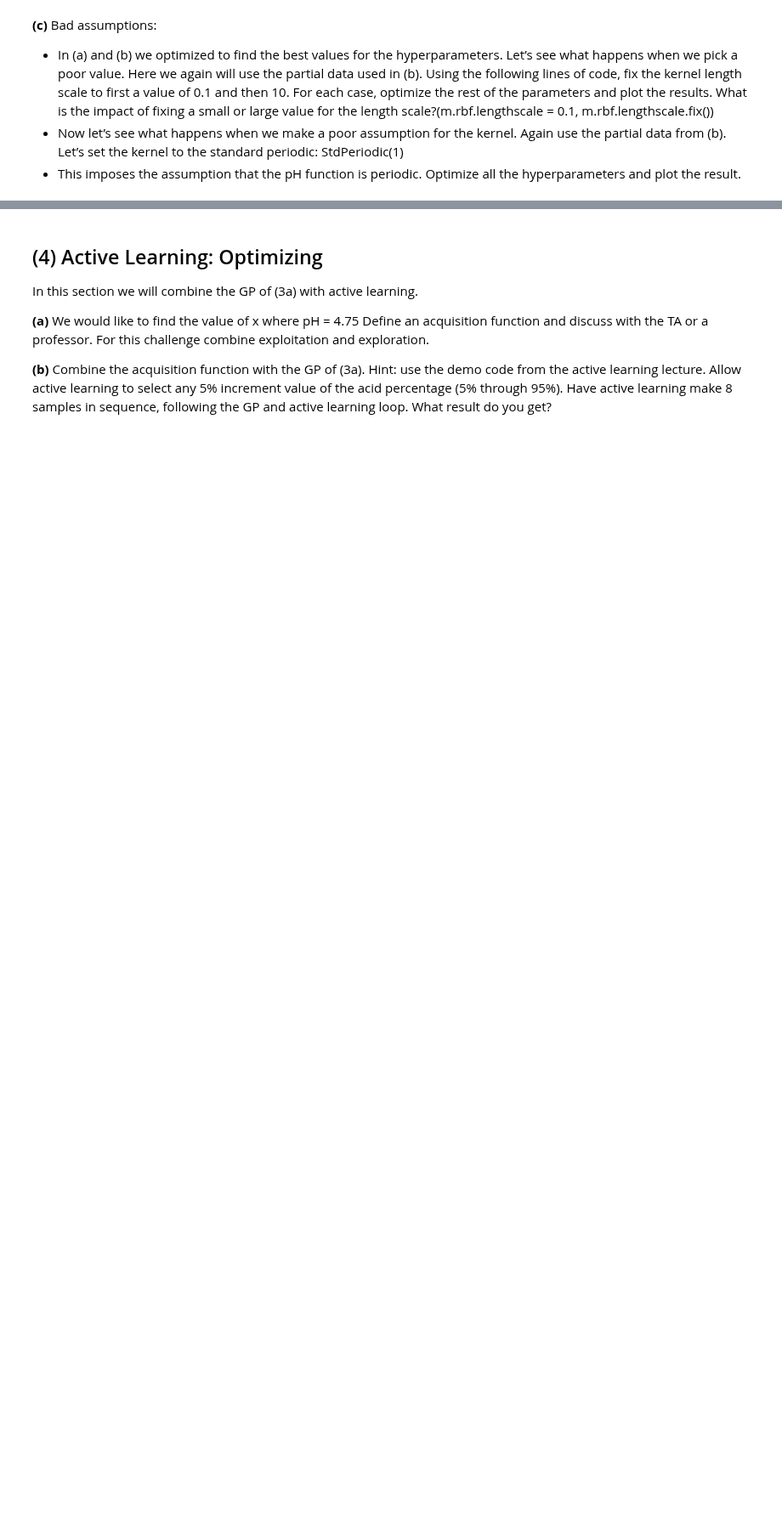
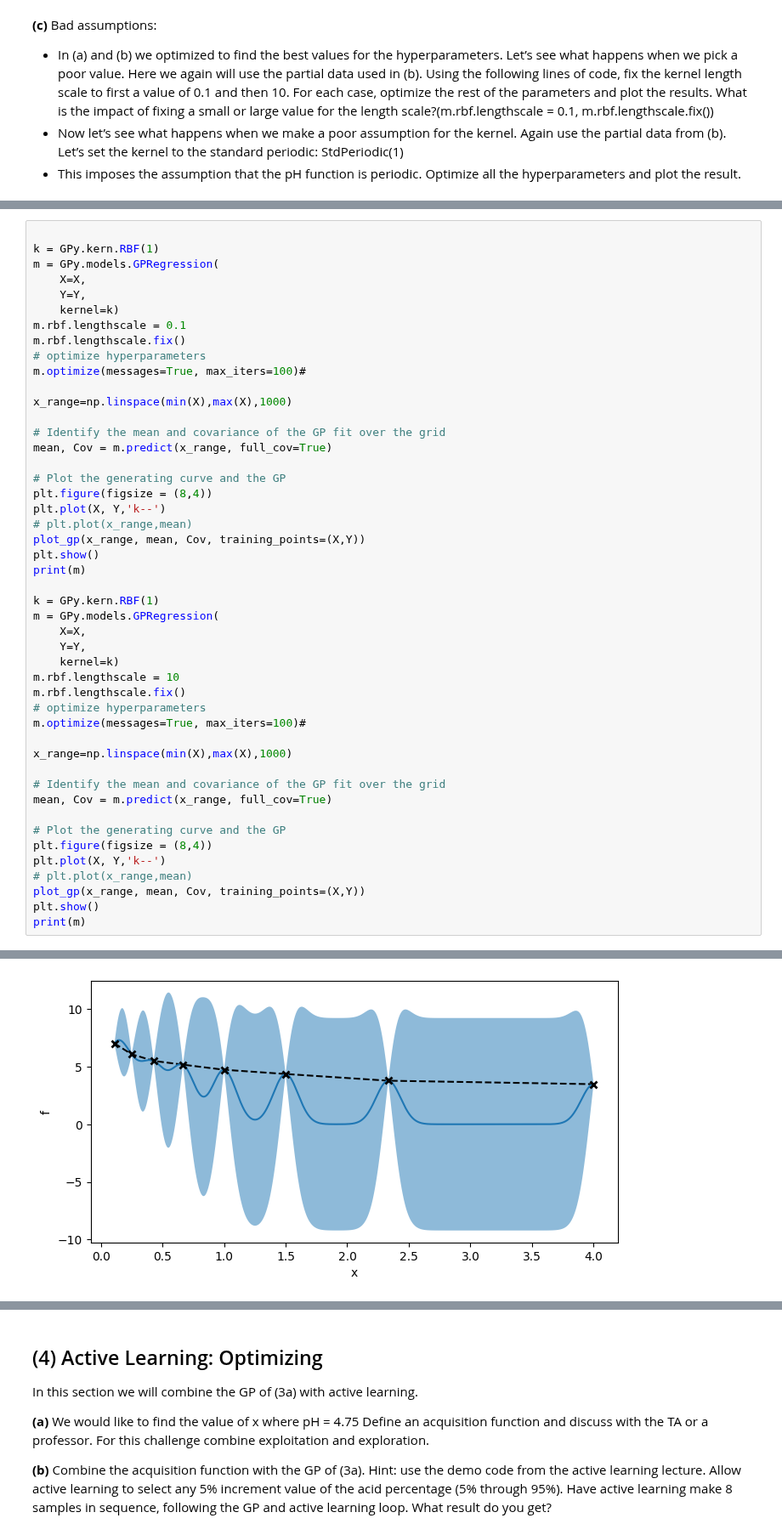
Before and after one commit to jess-garnett/LEGOLAS-Files, a Jupyter notebook: Code/LEGOLAS_Scripts/LegolasOutline.ipynb, the cells around one changed output, grey strips where cells are left out. Shown at 85% size. Drawn from its saved outputs; the diff is of its cells as text; blank space fills up the shorter version.

```diff
--- a/Code/LEGOLAS_Scripts/LegolasOutline.ipynb
+++ b/Code/LEGOLAS_Scripts/LegolasOutline.ipynb
@@ -420,0 +467,48 @@ Parameters:
+# %%
+
+k = GPy.kern.RBF(1)
+m = GPy.models.GPRegression(
+    X=X,
+    Y=Y,
+    kernel=k)
+m.rbf.lengthscale = 0.1
+m.rbf.lengthscale.fix()
+# optimize hyperparameters
+m.optimize(messages=True, max_iters=100)#
+
+x_range=np.linspace(min(X),max(X),1000)
+
+# Identify the mean and covariance of the GP fit over the grid
+mean, Cov = m.predict(x_range, full_cov=True)
+
+# Plot the generating curve and the GP
+plt.figure(figsize = (8,4))
+plt.plot(X, Y,'k--')
+# plt.plot(x_range,mean)
+plot_gp(x_range, mean, Cov, training_points=(X,Y))
+plt.show()
+print(m)
+
+k = GPy.kern.RBF(1)
+m = GPy.models.GPRegression(
+    X=X,
+    Y=Y,
+    kernel=k)
+m.rbf.lengthscale = 10
+m.rbf.lengthscale.fix()
+# optimize hyperparameters
+m.optimize(messages=True, max_iters=100)#
+
+x_range=np.linspace(min(X),max(X),1000)
+
+# Identify the mean and covariance of the GP fit over the grid
+mean, Cov = m.predict(x_range, full_cov=True)
+
+# Plot the generating curve and the GP
+plt.figure(figsize = (8,4))
+plt.plot(X, Y,'k--')
+# plt.plot(x_range,mean)
+plot_gp(x_range, mean, Cov, training_points=(X,Y))
+plt.show()
+print(m)
+# %% [output]
@@ -420,0 +523 @@ Parameters:
+[figure, added]
```
Also changed, not shown: parts of 4 cells of this notebook.
